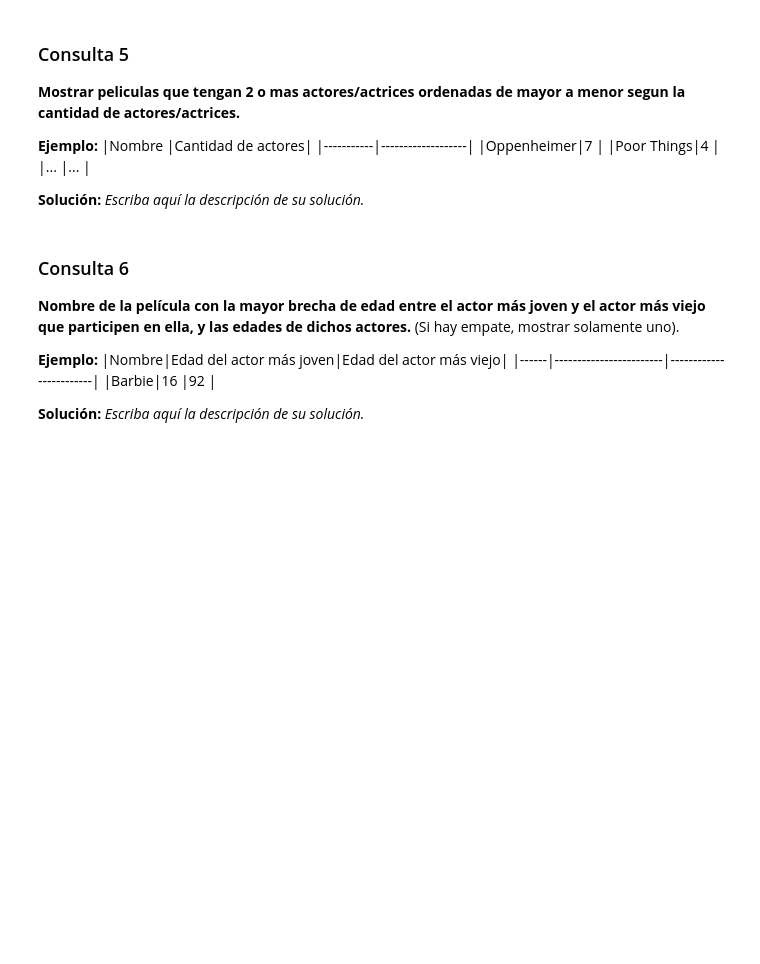
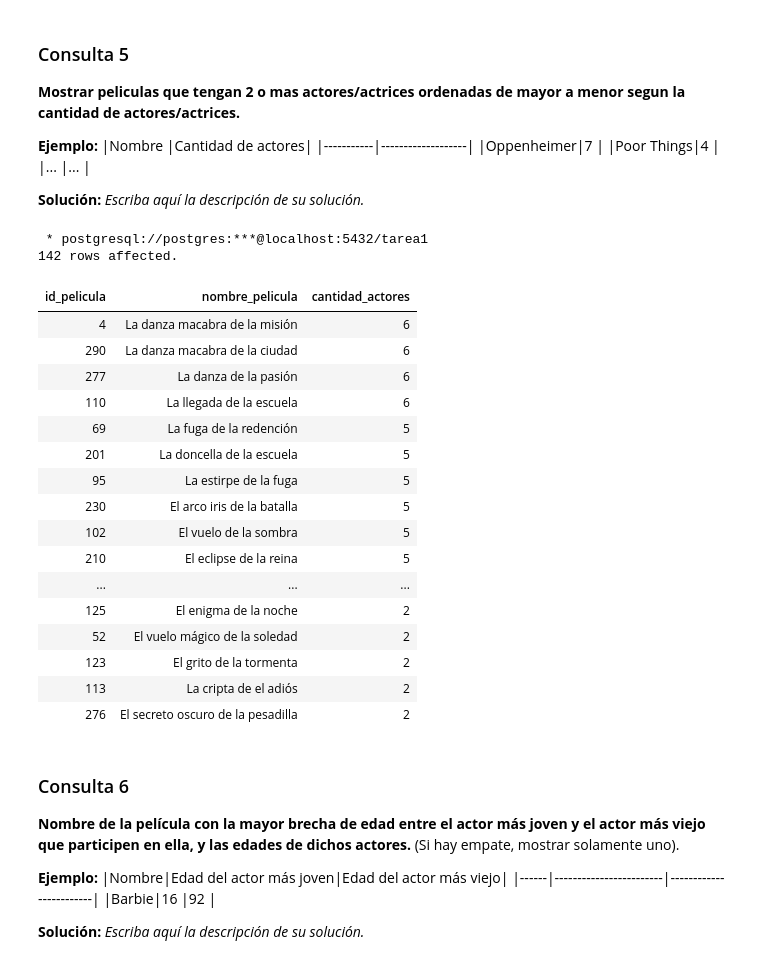
Before and after one commit to CarlosRabu-V2/Tarea1-BD, a Jupyter notebook: Tarea_1.ipynb, the cells around one changed output. Saved outputs shown, nothing was run; the diff lists cells and outputs as text; code cells hidden in the pictures; blank space fills up the shorter version.

```diff
--- a/Tarea_1.ipynb
+++ b/Tarea_1.ipynb
@@ -390,3 +383,31 @@ UsageError: Cell magic `%%sql` not found.
+# %%
+%%sql
+SELECT p.id_pelicula, p.nombre AS nombre_pelicula, COUNT(ap.id_actor) AS cantidad_actores
+FROM pelicula p
+JOIN actor_participa_en_pelicula ap ON p.id_pelicula = ap.id_pelicula
+GROUP BY p.id_pelicula, p.nombre
+HAVING COUNT(ap.id_actor) >= 2
+ORDER BY cantidad_actores DESC;
+# %% [output]
+ * postgresql://postgres:***@localhost:5432/tarea1
+142 rows affected.
+| id_pelicula | nombre_pelicula | cantidad_actores |
+| 4 | La danza macabra de la misión | 6 |
+| 290 | La danza macabra de la ciudad | 6 |
+| 277 | La danza de la pasión | 6 |
+| 110 | La llegada de la escuela | 6 |
+| 69 | La fuga de la redención | 5 |
+| 201 | La doncella de la escuela | 5 |
+| 95 | La estirpe de la fuga | 5 |
+| 230 | El arco iris de la batalla | 5 |
+| 102 | El vuelo de la sombra | 5 |
+| 210 | El eclipse de la reina | 5 |
+| ... | ... | ... |
+| 125 | El enigma de la noche | 2 |
+| 52 | El vuelo mágico de la soledad | 2 |
+| 123 | El grito de la tormenta | 2 |
+| 113 | La cripta de el adiós | 2 |
+| 276 | El secreto oscuro de la pesadilla | 2 |
 # %% [markdown]
 ### Consulta 6
 **Nombre de la película con la mayor brecha de edad entre el actor más joven y el actor más viejo que participen en ella, y las edades de dichos actores.** (Si hay empate, mostrar solamente uno).
```
Also changed, not shown: parts of 21 cells of this notebook.
